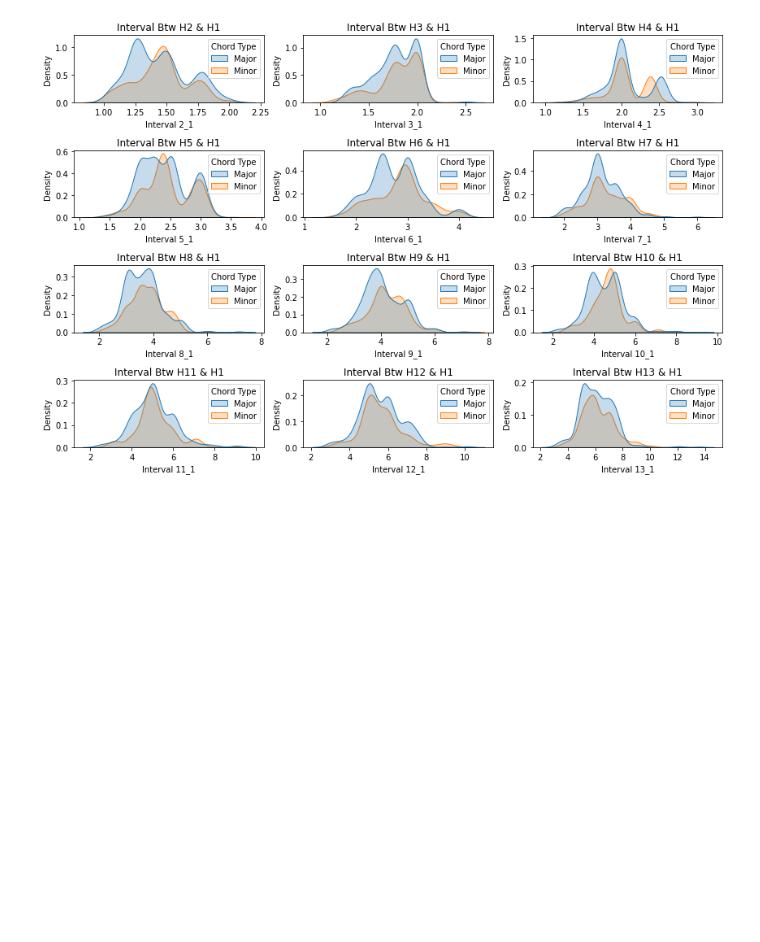
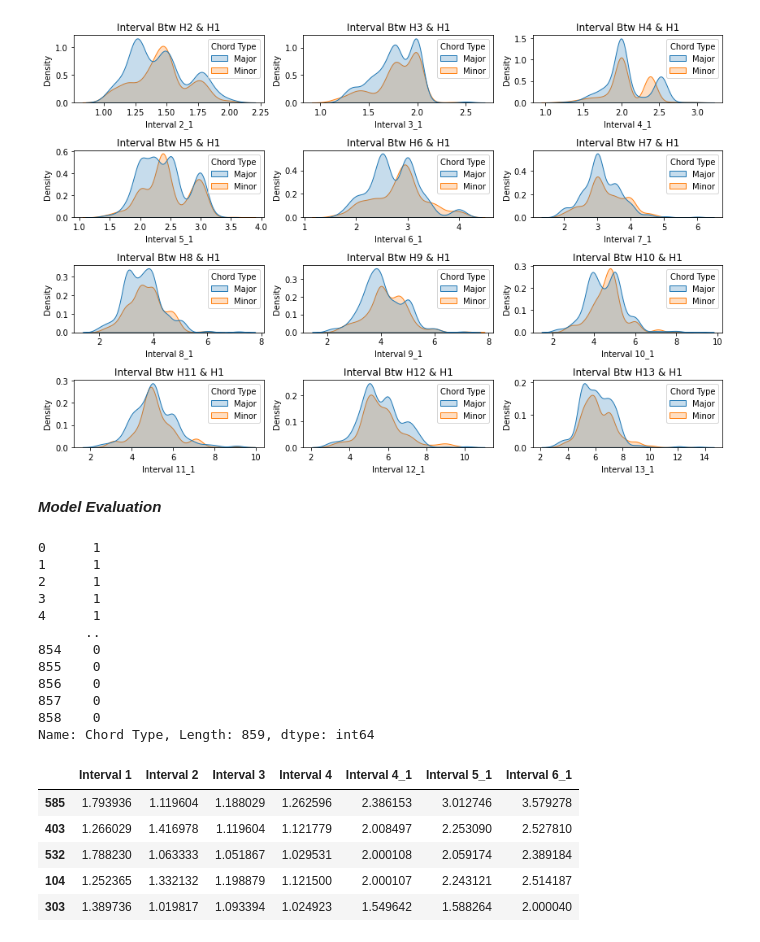
Before and after one commit to Daveed3/CS5660Project, a Jupyter notebook: ChordRecognition.ipynb, the cells around one changed output. Cells and saved outputs as stored; diff of their text form; code cells hidden in the pictures; blank space fills up the shorter version.

Commit message:
Update modeling(CNN still doesn't finish))

```diff
--- a/ChordRecognition.ipynb
+++ b/ChordRecognition.ipynb
@@ -289,3 +350,37 @@ fig.tight_layout()
 plt.show()
 # %% [output]
 [figure]
+# %% [markdown]
+***Model Evaluation***
+# %%
+# Data Preprocessing
+
+# Using 1 and 0 to represent Major and Minor
+df["Chord Type"] = df["Chord Type"].replace("Major", 1)
+df["Chord Type"] = df["Chord Type"].replace("Minor", 0)
+
+columns = ["Interval 1", "Interval 2", "Interval 3", "Interval 4"]
+columns.extend(["Interval 4_1", "Interval 5_1", "Interval 6_1"])
+train_X, val_X, train_y, val_y = train_test_split(df[columns], df["Chord Type"], test_size=0.40, random_state=0)
+print(df["Chord Type"])
+
+train_X.head()
+# %% [output]
+0      1
+1      1
+2      1
+3      1
+4      1
+      ..
+854    0
+855    0
+856    0
+857    0
+858    0
+Name: Chord Type, Length: 859, dtype: int64
+|  | Interval 1 | Interval 2 | Interval 3 | Interval 4 | Interval 4_1 | Interval 5_1 | Interval 6_1 |
+| 585 | 1.793936 | 1.119604 | 1.188029 | 1.262596 | 2.386153 | 3.012746 | 3.579278 |
+| 403 | 1.266029 | 1.416978 | 1.119604 | 1.121779 | 2.008497 | 2.253090 | 2.527810 |
+| 532 | 1.788230 | 1.063333 | 1.051867 | 1.029531 | 2.000108 | 2.059174 | 2.389184 |
+| 104 | 1.252365 | 1.332132 | 1.198879 | 1.121500 | 2.000107 | 2.243121 | 2.514187 |
+| 303 | 1.389736 | 1.019817 | 1.093394 | 1.024923 | 1.549642 | 1.588264 | 2.000040 |
```
Also changed, not shown: parts of 24 cells of this notebook.
